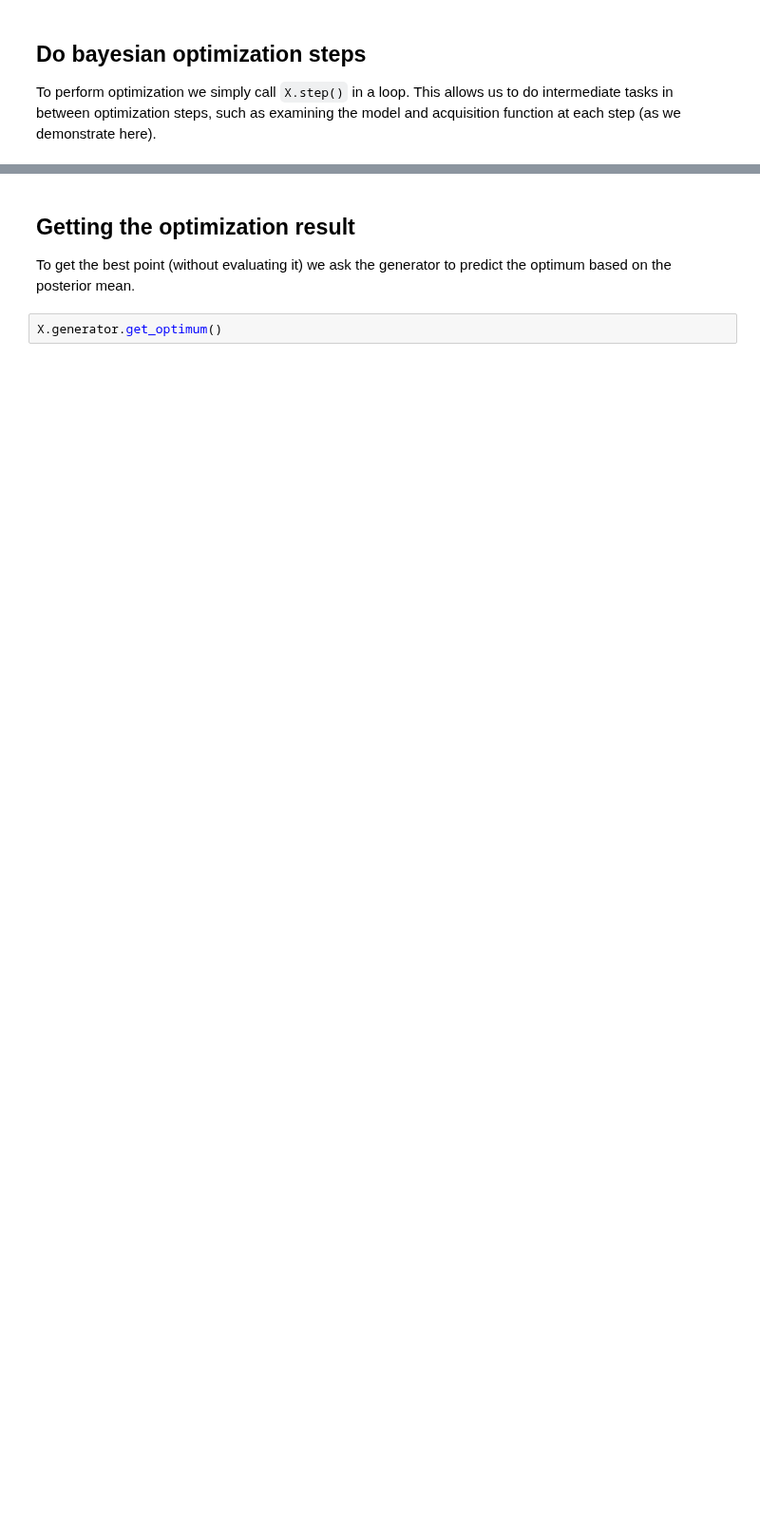
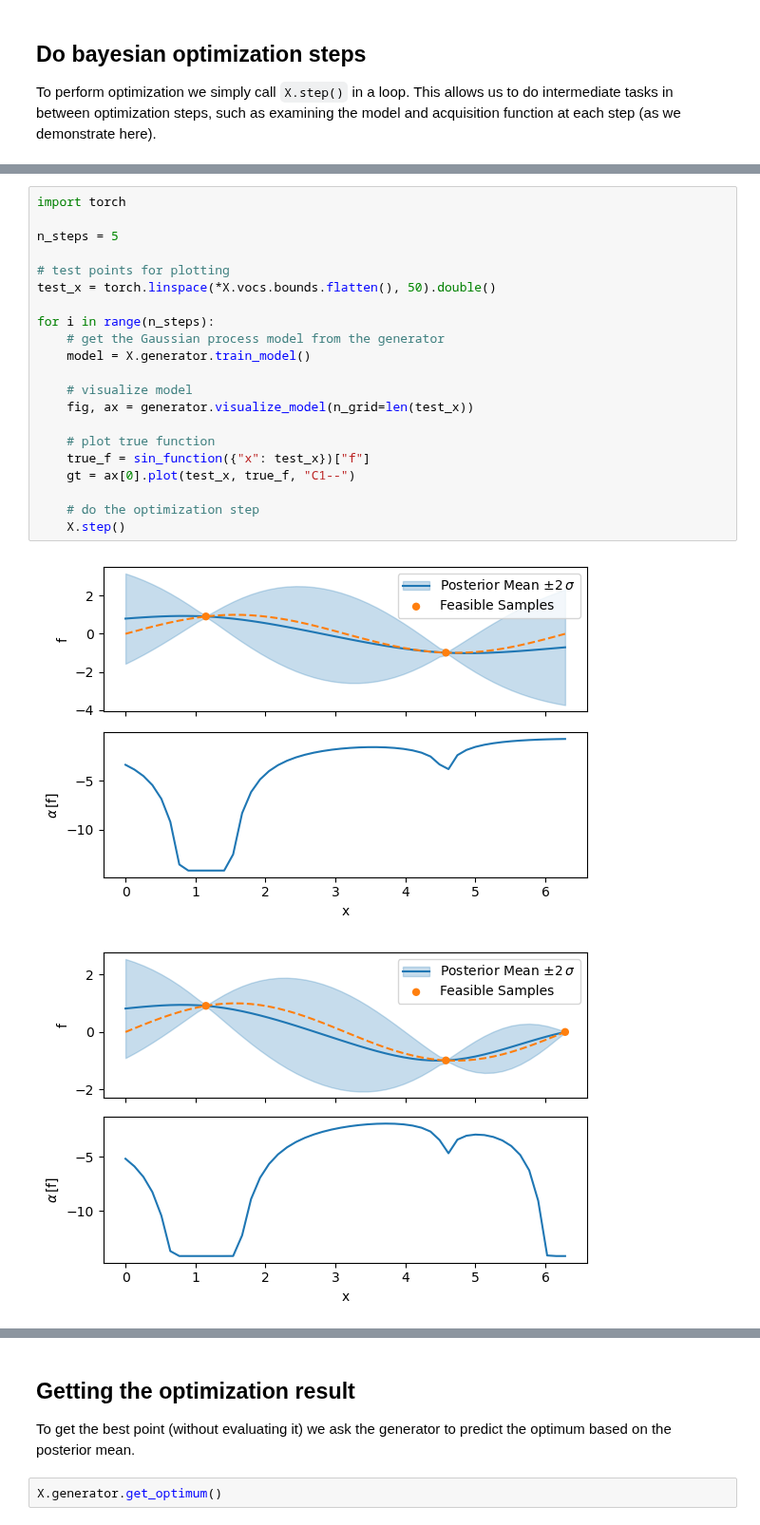
Before and after one commit to xopt-org/Xopt, a Jupyter notebook: docs/examples/single_objective_bayes_opt/log_transformed_tutorial.ipynb, the cells around one changed output, grey strips where cells are left out. Shown at 95% size. Saved outputs shown, nothing was run; the diff lists cells and outputs as text; blank space fills up the shorter version.

Commit message:
Use model visualization functions in BO examples

```diff
--- a/docs/examples/single_objective_bayes_opt/log_transformed_tutorial.ipynb
+++ b/docs/examples/single_objective_bayes_opt/log_transformed_tutorial.ipynb
@@ -126,0 +65,24 @@ for i in range(n_steps):
+# %%
+import torch
+
+n_steps = 5
+
+# test points for plotting
+test_x = torch.linspace(*X.vocs.bounds.flatten(), 50).double()
+
+for i in range(n_steps):
+    # get the Gaussian process model from the generator
+    model = X.generator.train_model()
+
+    # visualize model
+    fig, ax = generator.visualize_model(n_grid=len(test_x))
+
+    # plot true function
+    true_f = sin_function({"x": test_x})["f"]
+    gt = ax[0].plot(test_x, true_f, "C1--")
+
+    # do the optimization step
+    X.step()
+# %% [output]
+[figure, added]
+[figure, added]
```
Also changed, not shown: parts of 6 cells of this notebook, 10 other files.
